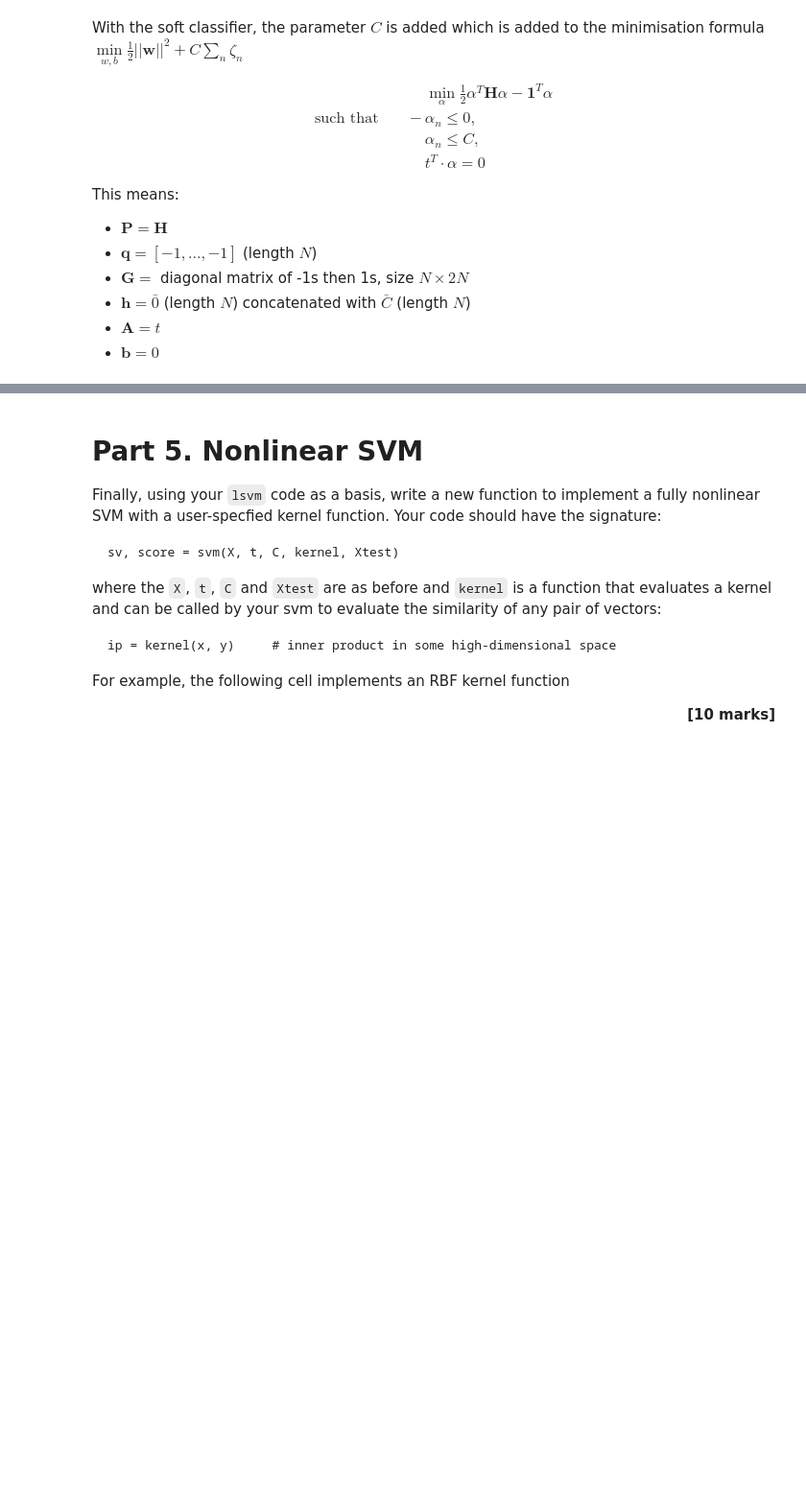
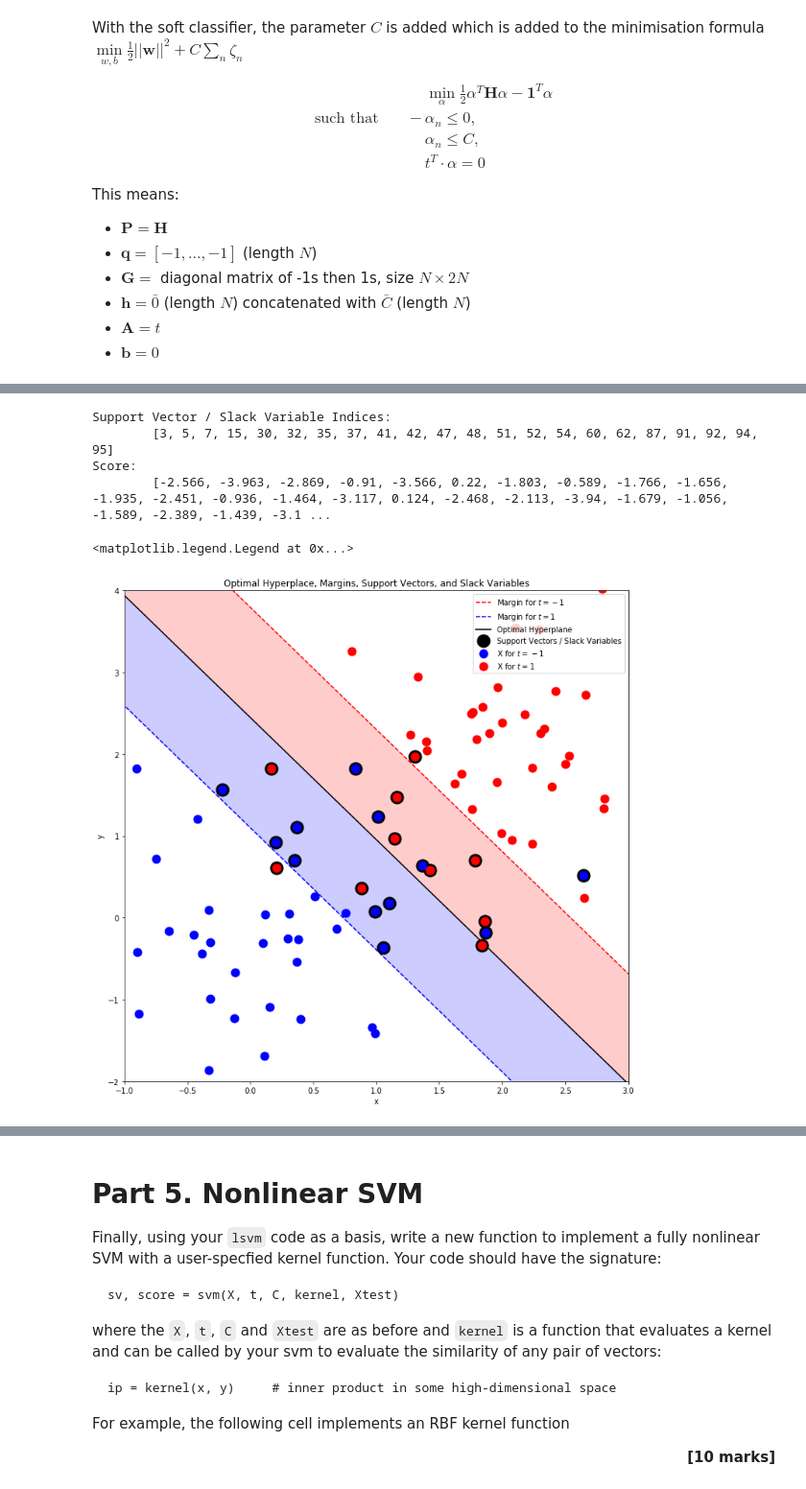
Before and after one commit to Super-SaiyanSandwich/ECMM422-CA3, a Jupyter notebook: ECMM422-CA3-SVM-2020.ipynb, the cells around one changed output, grey strips where cells are left out. Shown: that part at 96% size. Drawn from its saved outputs; the diff is of its cells as text; code cells hidden in the pictures; blank space fills up the shorter version.

```diff
--- a/ECMM422-CA3-SVM-2020.ipynb
+++ b/ECMM422-CA3-SVM-2020.ipynb
@@ -767,0 +778,43 @@ Optimal solution found.
+# %%
+def lsvm(X, t, Xtest, C, return_Mask = False):
+    #Run lmc(X, t) (fit classifer to (X,t))
+    #Find classification and score when applied to Xtest
+    w, b, sv = lsvm_helper(X, t, C, show_Progress = False)
+    if not return_Mask:
+        sv = [i for i in range(len(sv)) if sv[i] == True]
+    score = []
+    for x in Xtest:
+        score.append((np.dot(w.T,x))+b)
+    return sv, score
+
+sv, score = lsvm(X_ns,t_ns, X_ns, C)
+print(f"Support Vector / Slack Variable Indices:\n\t{sv}")
+print(f"Score:\n\t{[round(s,3) for s in score]}")
+
+sv, score = lsvm(X_ns,t_ns, X_ns, C, return_Mask = True)
+
+plt.figure(figsize=(12,12))
+plt.xlim(-1,3)
+plt.ylim(-2,4)
+ohp = wb_to_Y(x_Space, w, b)
+plt.plot(x_Space, wb_to_Y(x_Space, w, b, 1), c = 'r', linestyle = '--', label="Margin for $t = -1$")
+plt.plot(x_Space, wb_to_Y(x_Space, w, b, -1), c = 'b', linestyle = '--', label="Margin for $t = 1$")
+plt.plot(x_Space, ohp, c = 'black', label="Optimal Hyperplane")
+
+plt.plot(X_ns[sv,0], X_ns[sv,1], 'ko', markersize = 17, label="Support Vectors / Slack Variables")
+plt.plot(X_ns[t_ns==-1,0], X_ns[t_ns==-1,1], 'bo', markersize = 11, label="X for $t = -1$")
+plt.plot(X_ns[t_ns==1,0], X_ns[t_ns==1,1], 'ro', markersize = 11, label="X for $t = 1$")
+
+plt.fill_between(x_Space, wb_to_Y(x_Space, w, b), wb_to_Y(x_Space, w, b, -1), color = 'b', alpha = 0.2)
+plt.fill_between(x_Space, wb_to_Y(x_Space, w, b), wb_to_Y(x_Space, w, b, 1), color = 'r', alpha = 0.2)
+plt.xlabel("x")
+plt.ylabel("y")
+plt.title("Optimal Hyperplace, Margins, Support Vectors, and Slack Variables")
+plt.legend(loc="best")
+# %% [output]
+Support Vector / Slack Variable Indices:
+        [3, 5, 7, 15, 30, 32, 35, 37, 41, 42, 47, 48, 51, 52, 54, 60, 62, 87, 91, 92, 94, 95]
+Score:
+        [-2.566, -3.963, -2.869, -0.91, -3.566, 0.22, -1.803, -0.589, -1.766, -1.656, -1.935, -2.451, -0.936, -1.464, -3.117, 0.124, -2.468, -2.113, -3.94, -1.679, -1.056, -1.589, -2.389, -1.439, -3.1 ...
+<matplotlib.legend.Legend at 0x...>
+[figure, added]
```
Also changed, not shown: parts of 17 cells of this notebook.
